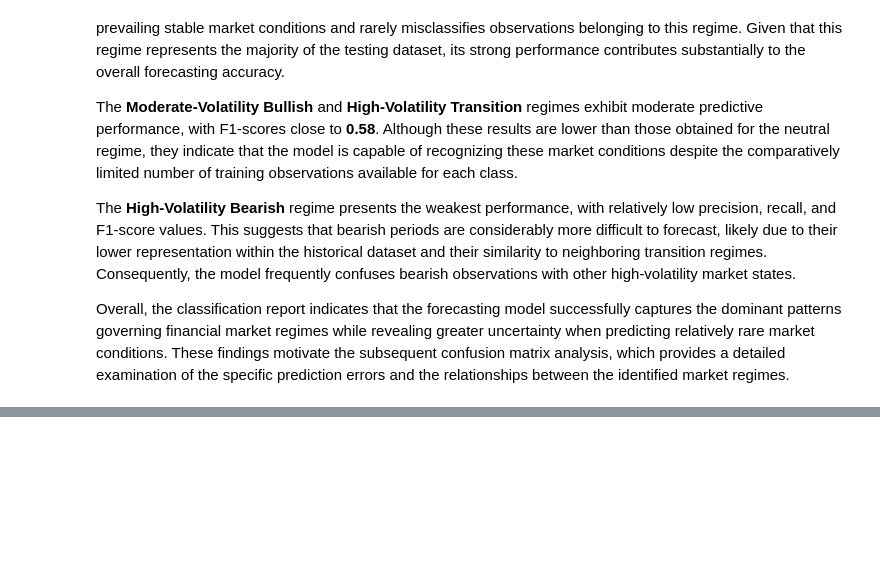
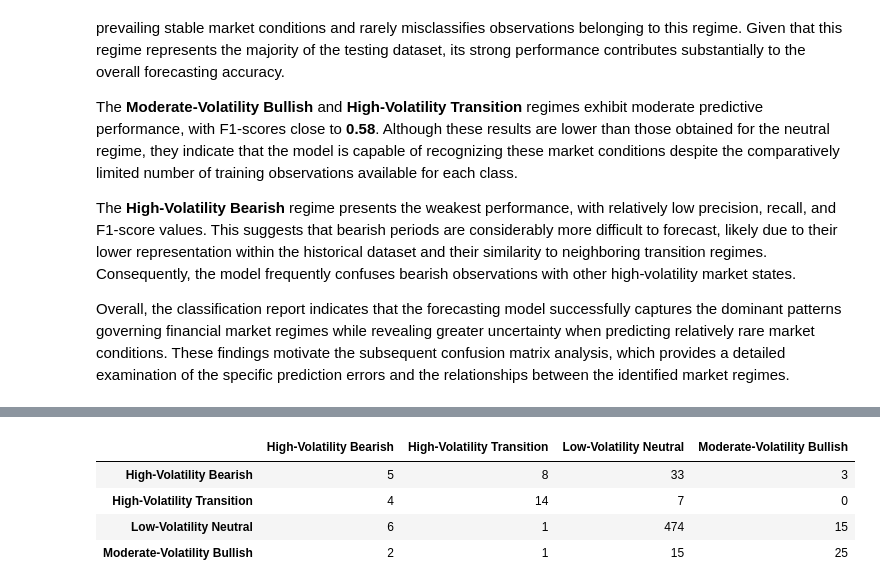
Before and after one commit to GaelRendon/Financial-market-regime-detetcion-system, a Jupyter notebook: notebooks/07_market_regime_forecastng.ipynb, the cells around one changed output, grey strips where cells are left out. Saved outputs shown, nothing was run; the diff lists cells and outputs as text; code cells hidden in the pictures; blank space fills up the shorter version.

```diff
--- a/notebooks/07_market_regime_forecastng.ipynb
+++ b/notebooks/07_market_regime_forecastng.ipynb
@@ -431,0 +440,24 @@ Overall, the classification report indicates that the forecasting model successf
+# %%
+# ==========================================
+# Confusion Matrix
+# ==========================================
+
+from sklearn.metrics import confusion_matrix
+
+# Compare confusion matrix
+cm = confusion_matrix(y_test, y_pred)
+
+# Crate DataFrame fro better visualization
+cm_df = pd.DataFrame(
+    cm,
+    index=class_name,
+    columns=class_name
+)
+
+cm_df
+# %% [output]
+|  | High-Volatility Bearish | High-Volatility Transition | Low-Volatility Neutral | Moderate-Volatility Bullish |
+| High-Volatility Bearish | 5 | 8 | 33 | 3 |
+| High-Volatility Transition | 4 | 14 | 7 | 0 |
+| Low-Volatility Neutral | 6 | 1 | 474 | 15 |
+| Moderate-Volatility Bullish | 2 | 1 | 15 | 25 |
```
Also changed, not shown: parts of 3 cells of this notebook.
